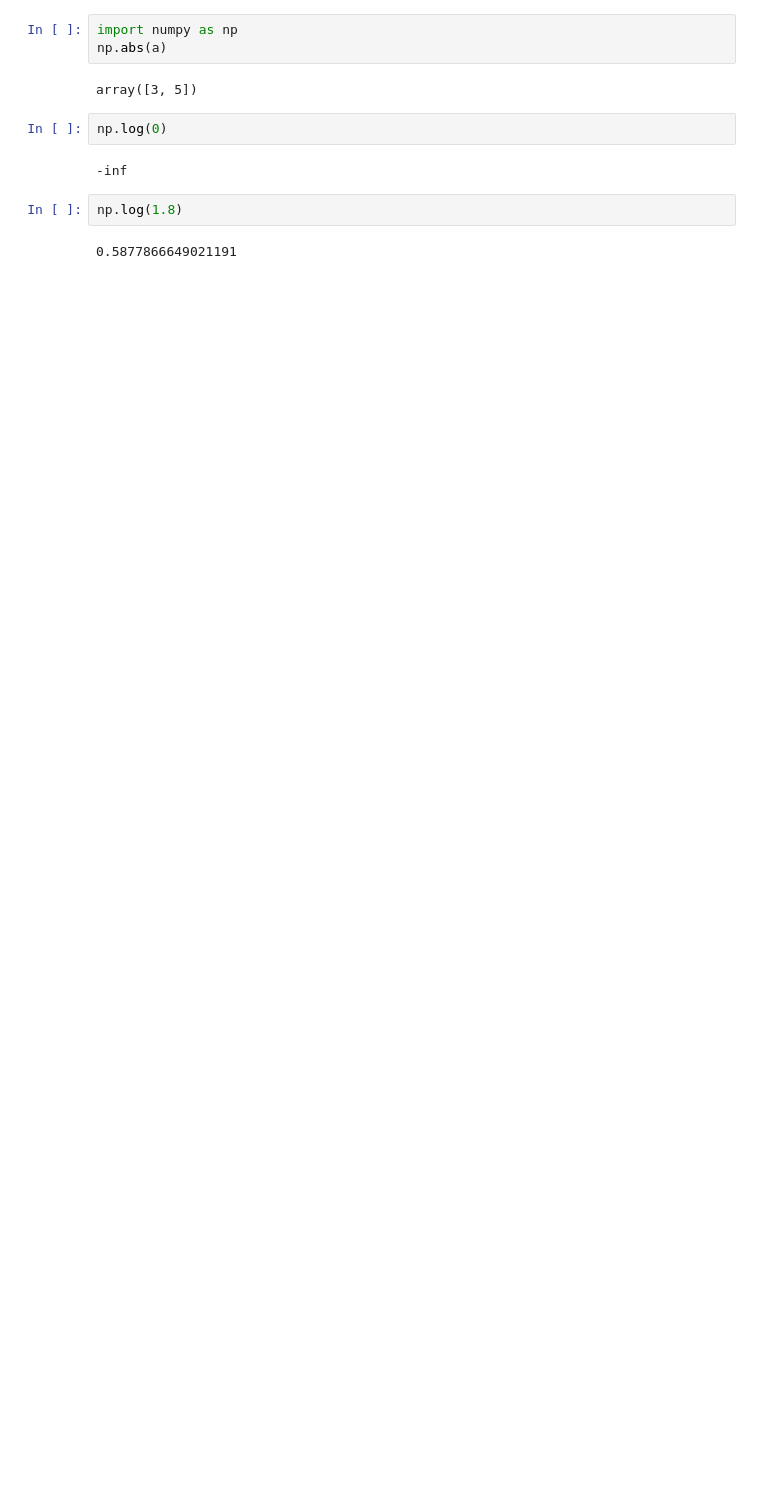
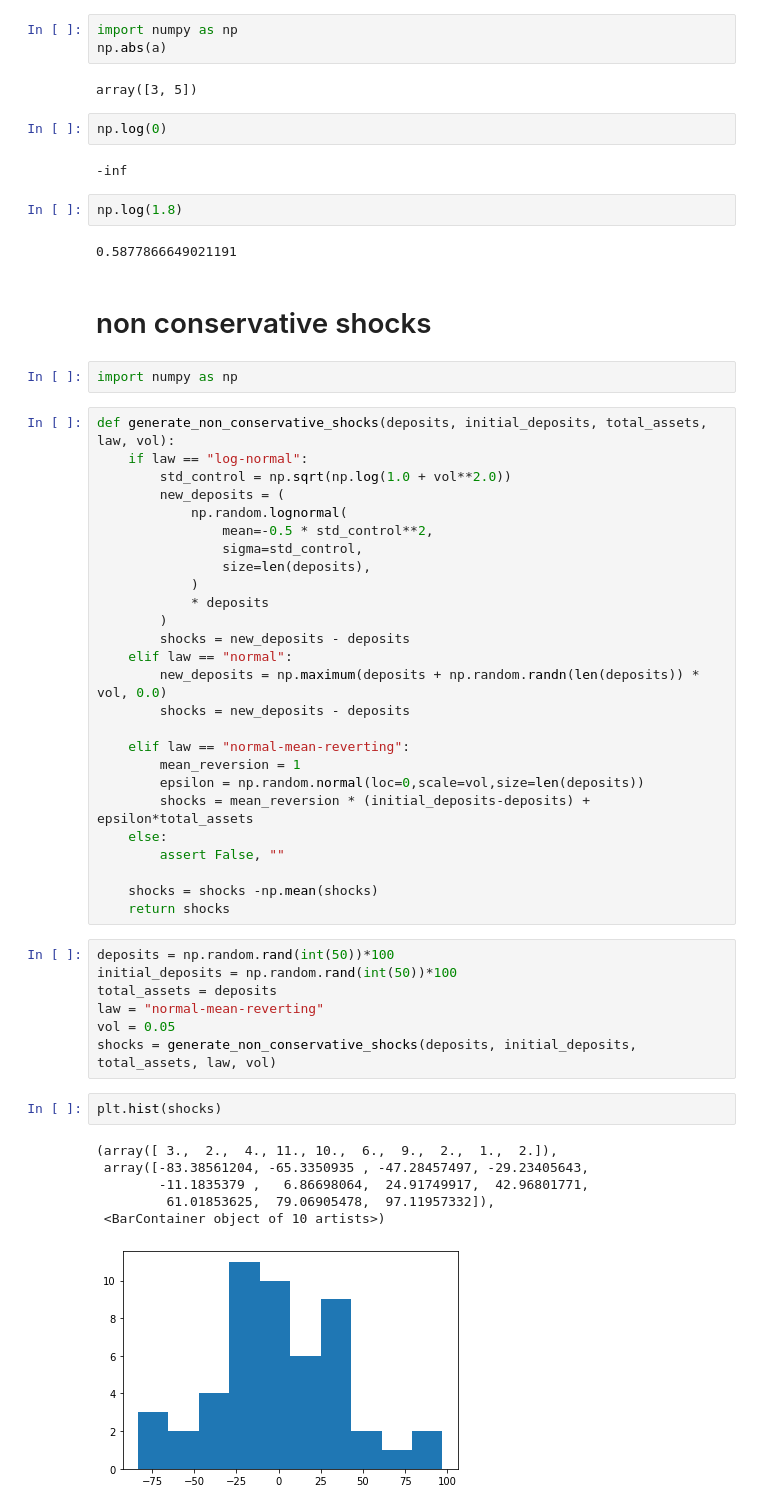
Before and after one commit to Victor-Le-Coz/secured_interbank_network_public, a Jupyter notebook: tests.ipynb, the cells around one changed output. Cells and saved outputs as stored; diff of their text form; blank space fills up the shorter version.

```diff
--- a/tests.ipynb
+++ b/tests.ipynb
@@ -396,3 +435,49 @@ np.log(0)
 np.log(1.8)
 # %% [output]
 0.5877866649021191
+# %% [markdown]
+# non conservative shocks
+# %%
+import numpy as np
+# %%
+def generate_non_conservative_shocks(deposits, initial_deposits, total_assets, law, vol):
+    if law == "log-normal":
+        std_control = np.sqrt(np.log(1.0 + vol**2.0))
+        new_deposits = (
+            np.random.lognormal(
+                mean=-0.5 * std_control**2,
+                sigma=std_control,
+                size=len(deposits),
+            )
+            * deposits
+        )
+        shocks = new_deposits - deposits
+    elif law == "normal":
+        new_deposits = np.maximum(deposits + np.random.randn(len(deposits)) * vol, 0.0)
+        shocks = new_deposits - deposits
+
+    elif law == "normal-mean-reverting":
+        mean_reversion = 1
+        epsilon = np.random.normal(loc=0,scale=vol,size=len(deposits))
+        shocks = mean_reversion * (initial_deposits-deposits) + epsilon*total_assets
+    else:
+        assert False, ""
+
+    shocks = shocks -np.mean(shocks)
+    return shocks
+# %%
+deposits = np.random.rand(int(50))*100
+initial_deposits = np.random.rand(int(50))*100
+total_assets = deposits
+law = "normal-mean-reverting"
+vol = 0.05
+shocks = generate_non_conservative_shocks(deposits, initial_deposits, total_assets, law, vol)
+# %%
+plt.hist(shocks)
+# %% [output]
+(array([ 3.,  2.,  4., 11., 10.,  6.,  9.,  2.,  1.,  2.]),
+ array([-83.38561204, -65.3350935 , -47.28457497, -29.23405643,
+        -11.1835379 ,   6.86698064,  24.91749917,  42.96801771,
+         61.01853625,  79.06905478,  97.11957332]),
+ <BarContainer object of 10 artists>)
+[figure, added]
```
Also changed, not shown: parts of 10 cells of this notebook, 6 other files.
